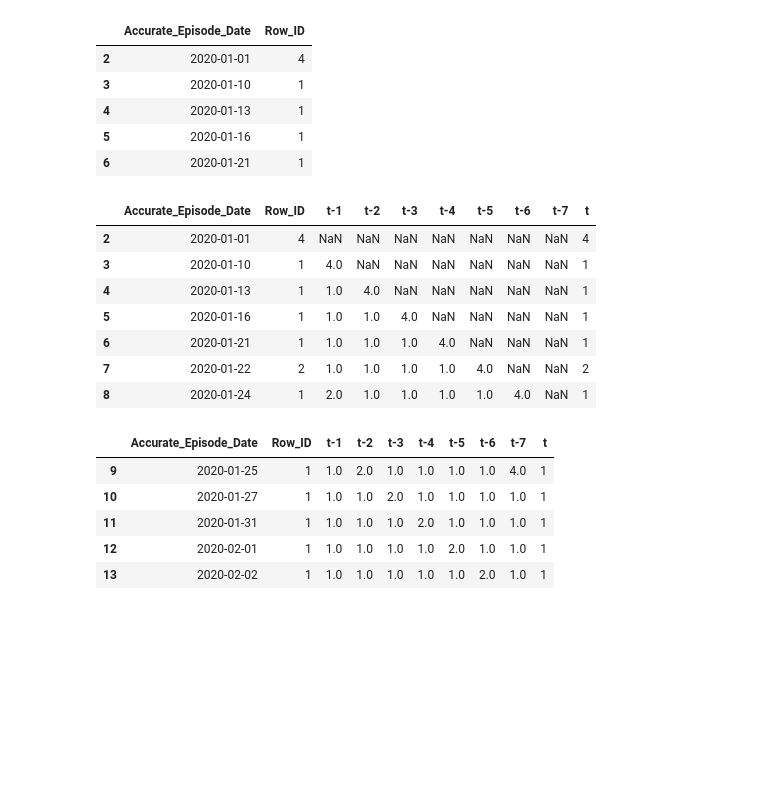
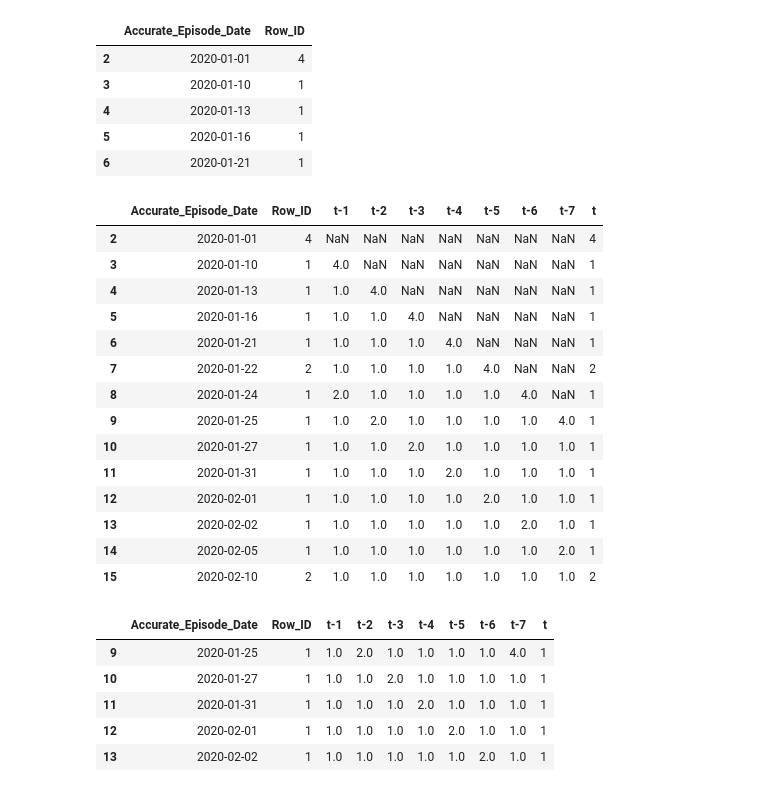
Before and after one commit to farbodab/ds-tools-ai4ph, a Jupyter notebook: Data Science Tools.ipynb, the cells around one changed output. Saved outputs shown, nothing was run; the diff lists cells and outputs as text; code cells hidden in the pictures; blank space fills up the shorter version.

```diff
--- a/Data Science Tools.ipynb
+++ b/Data Science Tools.ipynb
@@ -443,16 +443,23 @@ agg['t-6'] = agg['Row_ID'].shift(6)
 agg['t-7'] = agg['Row_ID'].shift(7)
 agg['t'] = agg['Row_ID']
 # %%
-agg.head(7)
+agg.head(14)
 # %% [output]
 |  | Accurate_Episode_Date | Row_ID | t-1 | t-2 | t-3 | t-4 | t-5 | t-6 | t-7 | t |
 | 2 | 2020-01-01 | 4 | NaN | NaN | NaN | NaN | NaN | NaN | NaN | 4 |
 | 3 | 2020-01-10 | 1 | 4.0 | NaN | NaN | NaN | NaN | NaN | NaN | 1 |
 | 4 | 2020-01-13 | 1 | 1.0 | 4.0 | NaN | NaN | NaN | NaN | NaN | 1 |
 | 5 | 2020-01-16 | 1 | 1.0 | 1.0 | 4.0 | NaN | NaN | NaN | NaN | 1 |
 | 6 | 2020-01-21 | 1 | 1.0 | 1.0 | 1.0 | 4.0 | NaN | NaN | NaN | 1 |
 | 7 | 2020-01-22 | 2 | 1.0 | 1.0 | 1.0 | 1.0 | 4.0 | NaN | NaN | 2 |
 | 8 | 2020-01-24 | 1 | 2.0 | 1.0 | 1.0 | 1.0 | 1.0 | 4.0 | NaN | 1 |
+| 9 | 2020-01-25 | 1 | 1.0 | 2.0 | 1.0 | 1.0 | 1.0 | 1.0 | 4.0 | 1 |
+| 10 | 2020-01-27 | 1 | 1.0 | 1.0 | 2.0 | 1.0 | 1.0 | 1.0 | 1.0 | 1 |
+| 11 | 2020-01-31 | 1 | 1.0 | 1.0 | 1.0 | 2.0 | 1.0 | 1.0 | 1.0 | 1 |
+| 12 | 2020-02-01 | 1 | 1.0 | 1.0 | 1.0 | 1.0 | 2.0 | 1.0 | 1.0 | 1 |
+| 13 | 2020-02-02 | 1 | 1.0 | 1.0 | 1.0 | 1.0 | 1.0 | 2.0 | 1.0 | 1 |
+| 14 | 2020-02-05 | 1 | 1.0 | 1.0 | 1.0 | 1.0 | 1.0 | 1.0 | 2.0 | 1 |
+| 15 | 2020-02-10 | 2 | 1.0 | 1.0 | 1.0 | 1.0 | 1.0 | 1.0 | 1.0 | 2 |
 # %%
 agg.dropna(how='any',inplace=True)
 # %%
```
Also changed, not shown: parts of 3 cells of this notebook, 3 other files.
